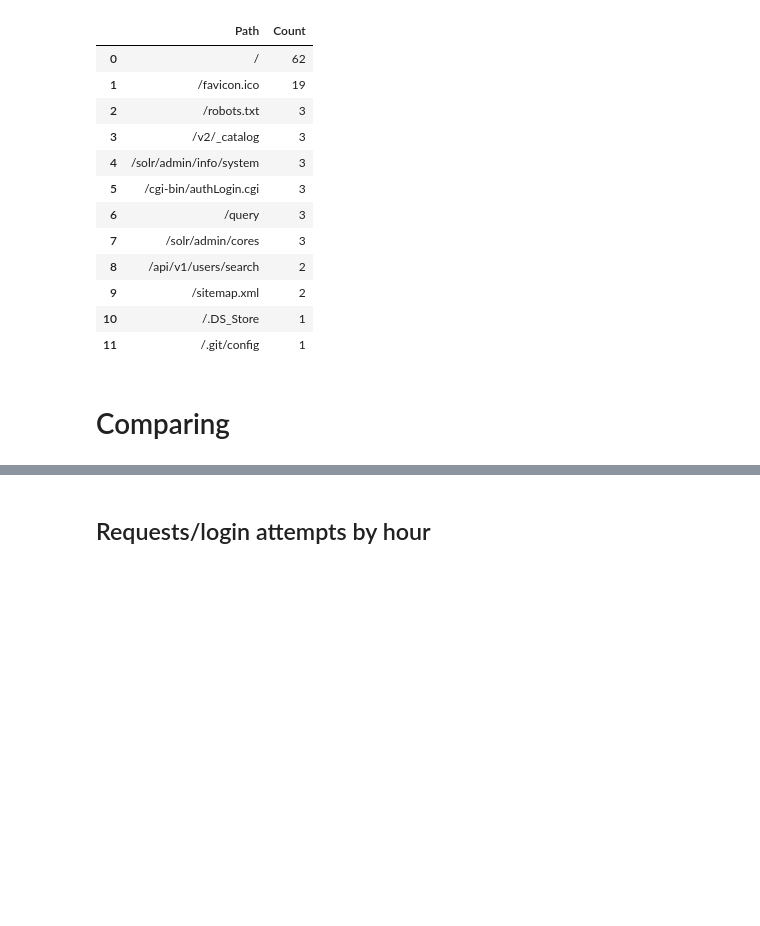
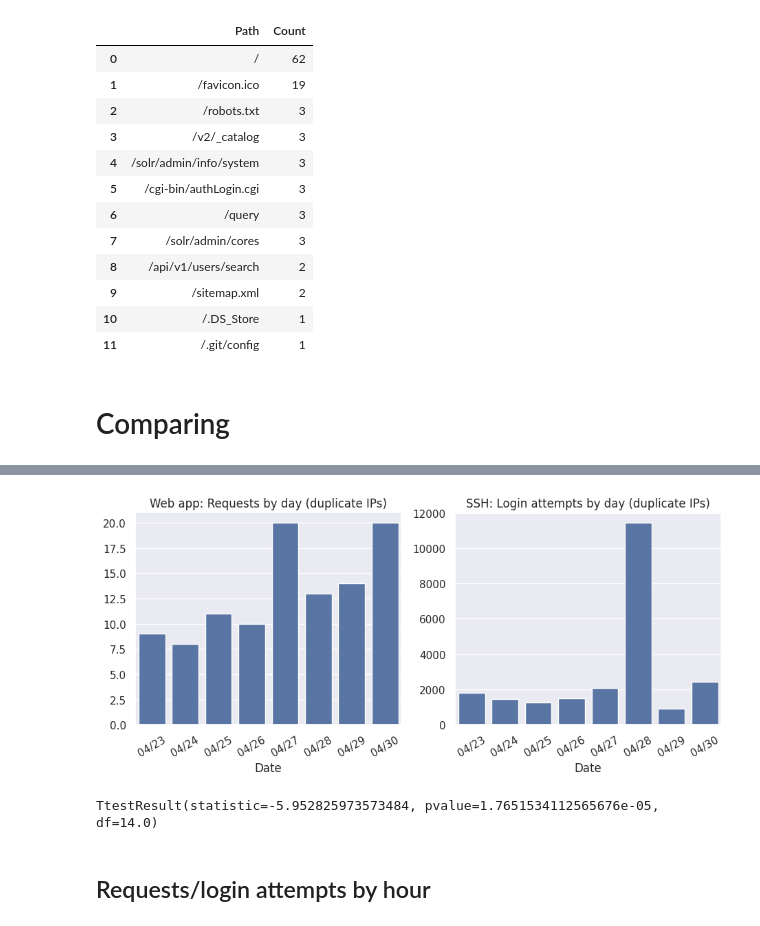
Before and after one commit to ysthakur/hacs202-ssh-hp, a Jupyter notebook: imhungry.ipynb, the cells around one changed output, grey strips where cells are left out. Cells and saved outputs as stored; diff of their text form; code cells hidden in the pictures; blank space fills up the shorter version.

```diff
--- a/imhungry.ipynb
+++ b/imhungry.ipynb
@@ -324,3 +344,26 @@ def unique_ips(df: pd.DataFrame, by: str):
+# %%
+fig, axes = plt.subplots(1, 2, figsize=(11, 4))
+
+by_day_graph(
+    "Web app: Requests by day (duplicate IPs)",
+    reqs.groupby(DATE_COL).apply(len, include_groups=False),
+    ax=axes[0],
+)
+by_day_graph(
+    "SSH: Login attempts by day (duplicate IPs)",
+    login_attempts.groupby(DATE_COL).apply(len, include_groups=False),
+    ax=axes[1],
+)
+# %% [output]
+[figure, added]
+# %%
+# Is the mean of the distribution underlying the number of requests per day less than
+# the mean of the distribution underlying the number of login attempts per day?
+stats.ttest_ind(
+    unique_ips(reqs, DATE_COL), unique_ips(login_attempts, DATE_COL), alternative="less"
+)
+# %% [output]
+TtestResult(statistic=-5.952825973573484, pvalue=1.7651534112565676e-05, df=14.0)
 # %% [markdown]
 ## Requests/login attempts by hour
 # %%
```
Also changed, not shown: parts of 10 cells of this notebook.
